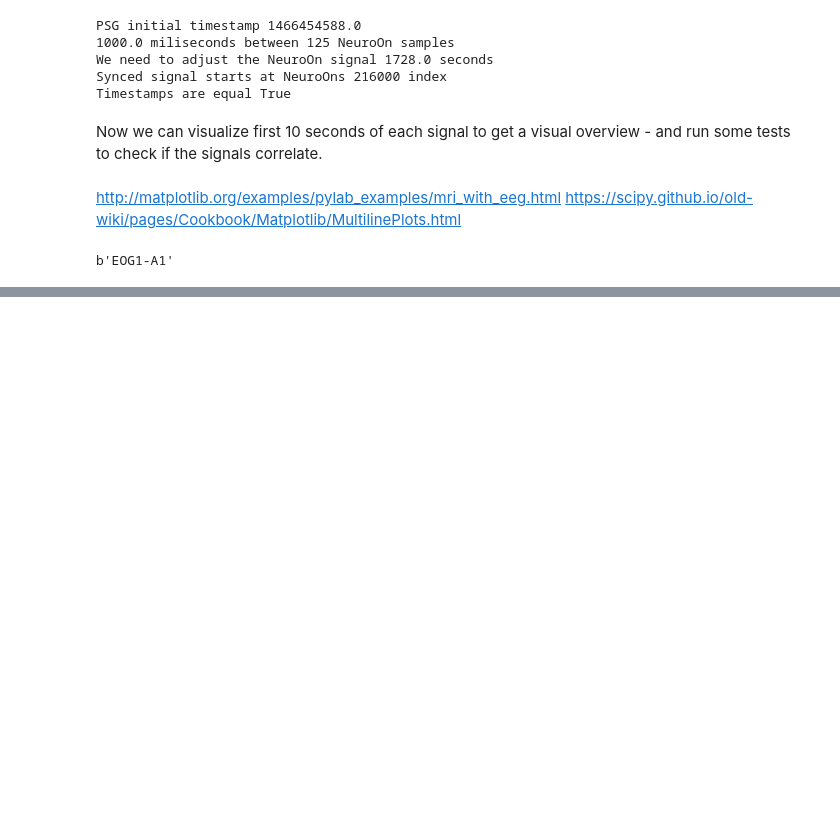
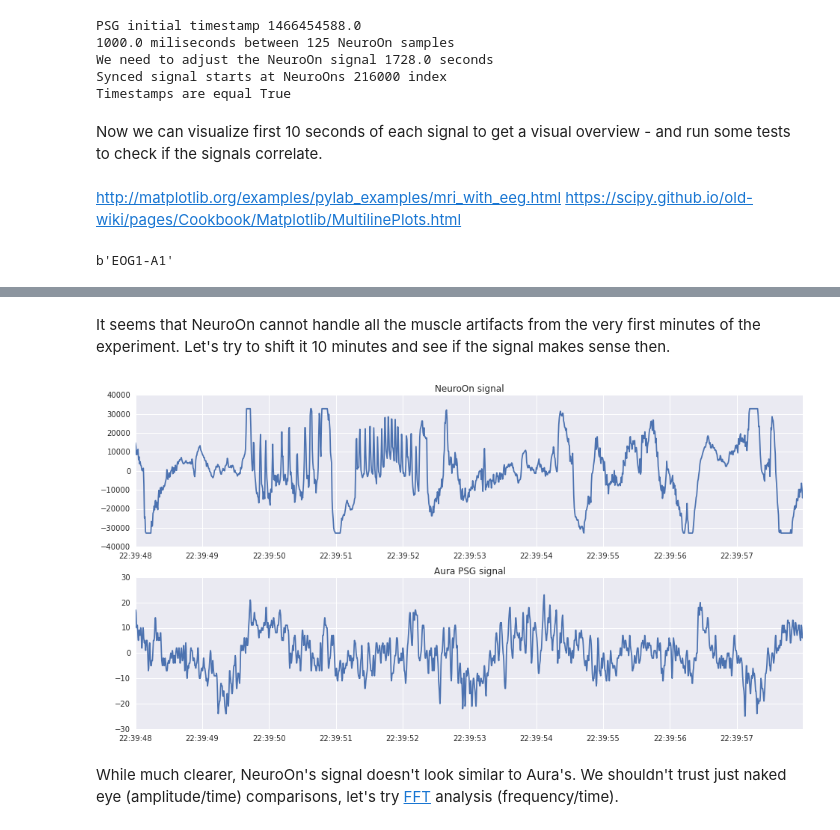
Before and after one commit to pawelngei/neuroon-notebook, a Jupyter notebook: NeuroOn.ipynb, the cells around one changed output, grey strips where cells are left out. Cells and saved outputs as stored; diff of their text form; code cells hidden in the pictures; blank space fills up the shorter version.

```diff
--- a/NeuroOn.ipynb
+++ b/NeuroOn.ipynb
@@ -177,0 +186,11 @@ pp.show()
+# %% [markdown]
+It seems that NeuroOn cannot handle all the muscle artifacts from the very first minutes of the experiment. Let's try to shift it 10 minutes and see if the signal makes sense then.
+# %%
+plot_signal_fragment(
+    no_shifted_signal, psg_signal, psg_start_timestamp,
+    shift=600
+)
+# %% [output]
+[figure, added]
+# %% [markdown]
+While much clearer, NeuroOn's signal doesn't look similar to Aura's. We shouldn't trust just naked eye (amplitude/time) comparisons, let's try [FFT](https://en.wikipedia.org/wiki/Fast_Fourier_transform) analysis (frequency/time).
```
Also changed, not shown: parts of 4 cells of this notebook.
